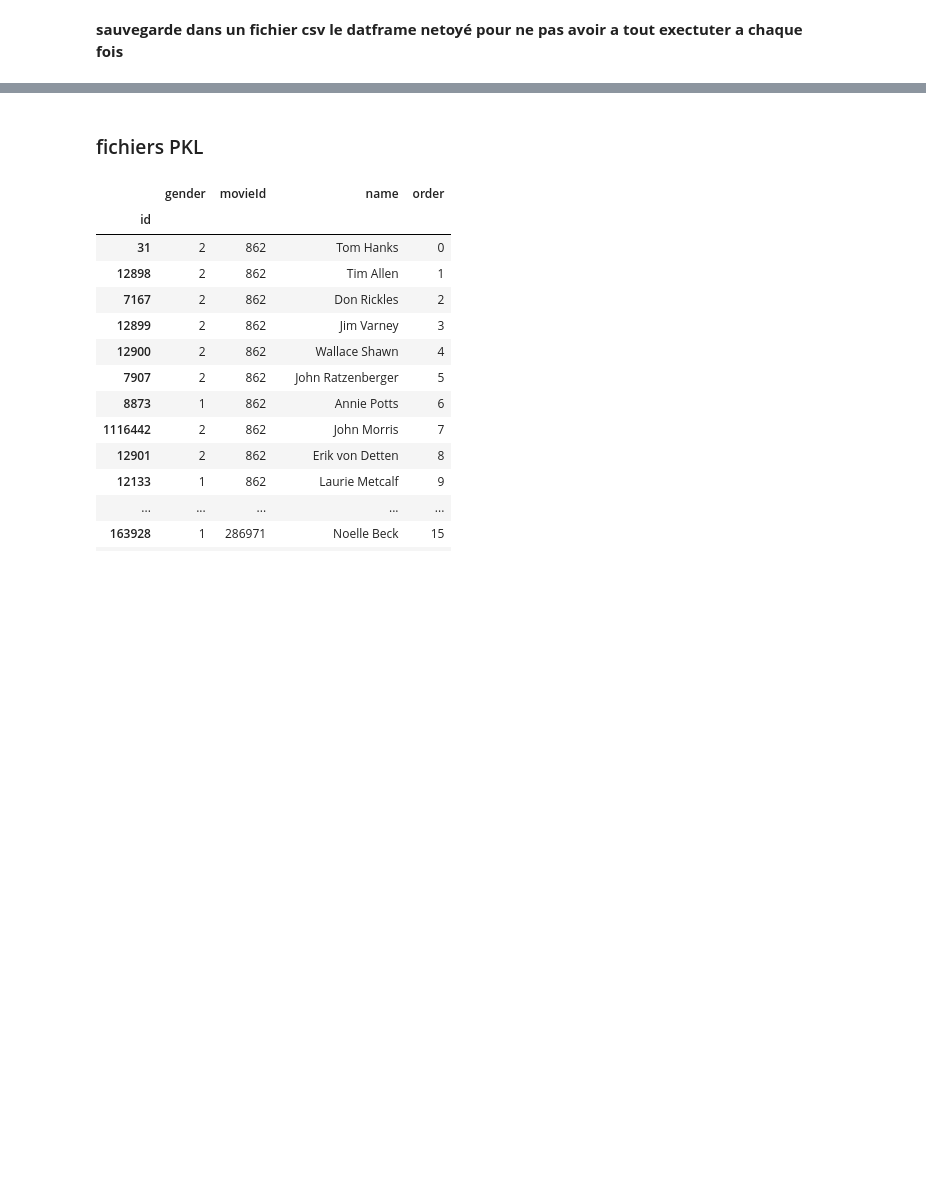
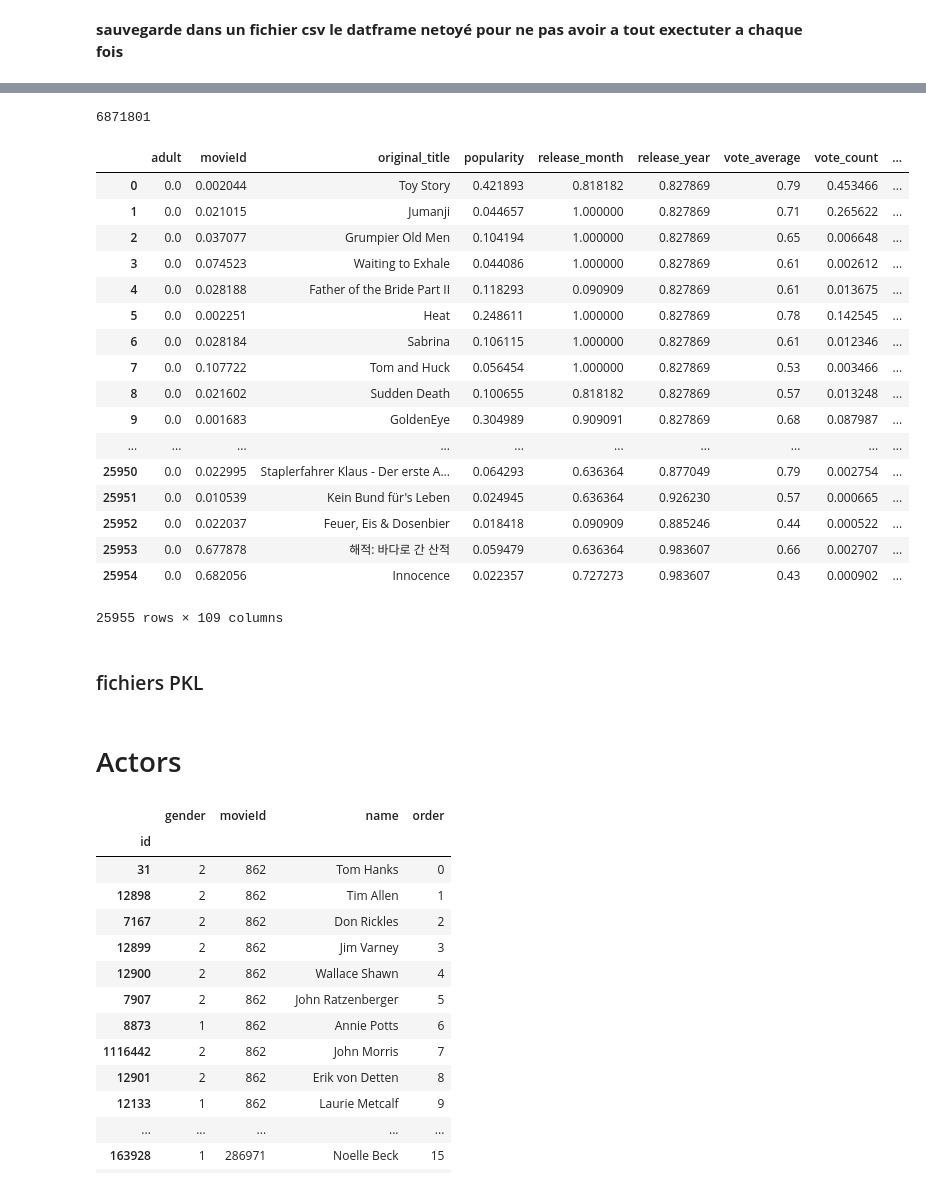
Before and after one commit to chekirou/Machine-learning-on-IMDB, a Jupyter notebook: projet.ipynb, the cells around one changed output, grey strips where cells are left out. Saved outputs shown, nothing was run; the diff lists cells and outputs as text; code cells hidden in the pictures; blank space fills up the shorter version.

```diff
--- a/projet.ipynb
+++ b/projet.ipynb
@@ -92,0 +154,20 @@ data_movies_clean.head(2)
+# %%
+languages = data_movies_clean["original_language"].unique().tolist()
+
+
+for i in languages:
+    data_movies_clean[i] = 0
+
+for i in languages:
+    data_movies_clean.loc[data_movies_clean.original_language ==  i, i] = 1
+    data_movies_clean.loc[data_movies_clean.original_language != i, i]= 0
+# %%
+data_movies_clean = data_movies_clean.drop("original_language", axis=1)
+data_movies_clean = data_movies_clean.drop("title_x", axis=1)
+# %%
+data_movies_clean = data_movies_clean.drop("title_y", axis=1)
+# %%
+fichier = open("data/clean_MovieLens.csv", "w", encoding="utf-8")
+fichier.write(data_movies_clean.to_csv(index=False))
+# %% [output]
+6871801
@@ -93 +178,22 @@ data_movies_clean.head(2)
+# %%
+data_movies_clean
+# %% [output]
+|  | adult | movieId | original_title | popularity | release_month | release_year | vote_average | vote_count | ... |
+| 0 | 0.0 | 0.002044 | Toy Story | 0.421893 | 0.818182 | 0.827869 | 0.79 | 0.453466 | ... |
+| 1 | 0.0 | 0.021015 | Jumanji | 0.044657 | 1.000000 | 0.827869 | 0.71 | 0.265622 | ... |
+| 2 | 0.0 | 0.037077 | Grumpier Old Men | 0.104194 | 1.000000 | 0.827869 | 0.65 | 0.006648 | ... |
+| 3 | 0.0 | 0.074523 | Waiting to Exhale | 0.044086 | 1.000000 | 0.827869 | 0.61 | 0.002612 | ... |
+| 4 | 0.0 | 0.028188 | Father of the Bride Part II | 0.118293 | 0.090909 | 0.827869 | 0.61 | 0.013675 | ... |
+| 5 | 0.0 | 0.002251 | Heat | 0.248611 | 1.000000 | 0.827869 | 0.78 | 0.142545 | ... |
+| 6 | 0.0 | 0.028184 | Sabrina | 0.106115 | 1.000000 | 0.827869 | 0.61 | 0.012346 | ... |
+| 7 | 0.0 | 0.107722 | Tom and Huck | 0.056454 | 1.000000 | 0.827869 | 0.53 | 0.003466 | ... |
+| 8 | 0.0 | 0.021602 | Sudden Death | 0.100655 | 0.818182 | 0.827869 | 0.57 | 0.013248 | ... |
+| 9 | 0.0 | 0.001683 | GoldenEye | 0.304989 | 0.909091 | 0.827869 | 0.68 | 0.087987 | ... |
+| ... | ... | ... | ... | ... | ... | ... | ... | ... | ... |
+| 25950 | 0.0 | 0.022995 | Staplerfahrer Klaus - Der erste A... | 0.064293 | 0.636364 | 0.877049 | 0.79 | 0.002754 | ... |
+| 25951 | 0.0 | 0.010539 | Kein Bund für's Leben | 0.024945 | 0.636364 | 0.926230 | 0.57 | 0.000665 | ... |
+| 25952 | 0.0 | 0.022037 | Feuer, Eis & Dosenbier | 0.018418 | 0.090909 | 0.885246 | 0.44 | 0.000522 | ... |
+| 25953 | 0.0 | 0.677878 | 해적: 바다로 간 산적 | 0.059479 | 0.636364 | 0.983607 | 0.66 | 0.002707 | ... |
+| 25954 | 0.0 | 0.682056 | Innocence | 0.022357 | 0.727273 | 0.983607 | 0.43 | 0.000902 | ... |
+25955 rows × 109 columns
 # %% [markdown]
@@ -94,4 +202,6 @@ data_movies_clean.head(2)
 ### fichiers PKL
+# %% [markdown]
+<h1> Actors </h1>
 # %%
 
 acts = []
```
Also changed, not shown: parts of 50 cells of this notebook.
